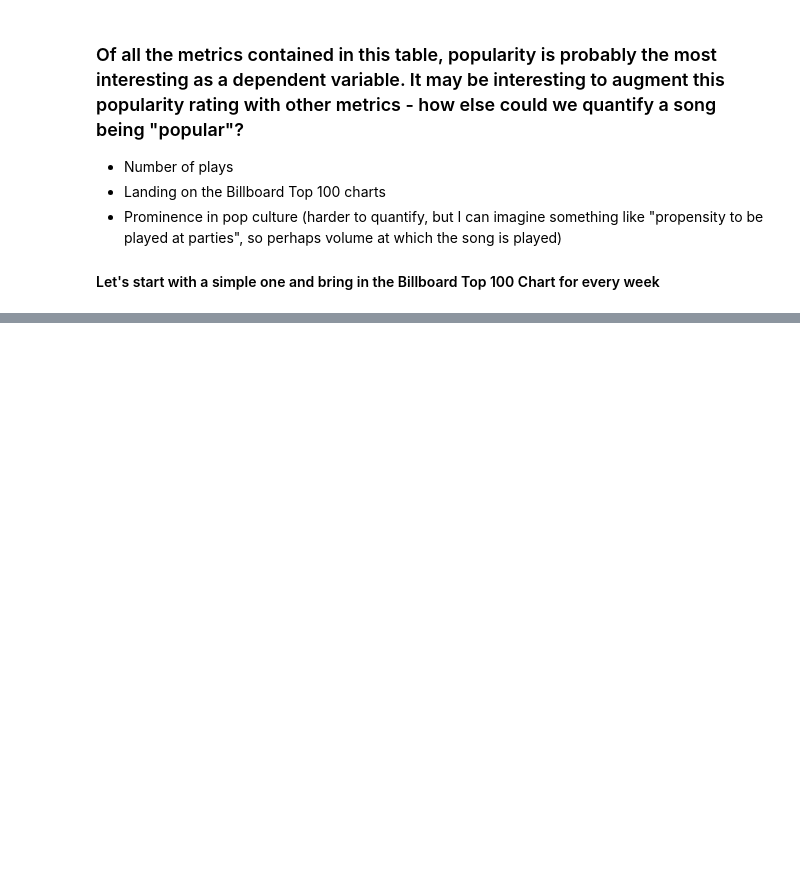
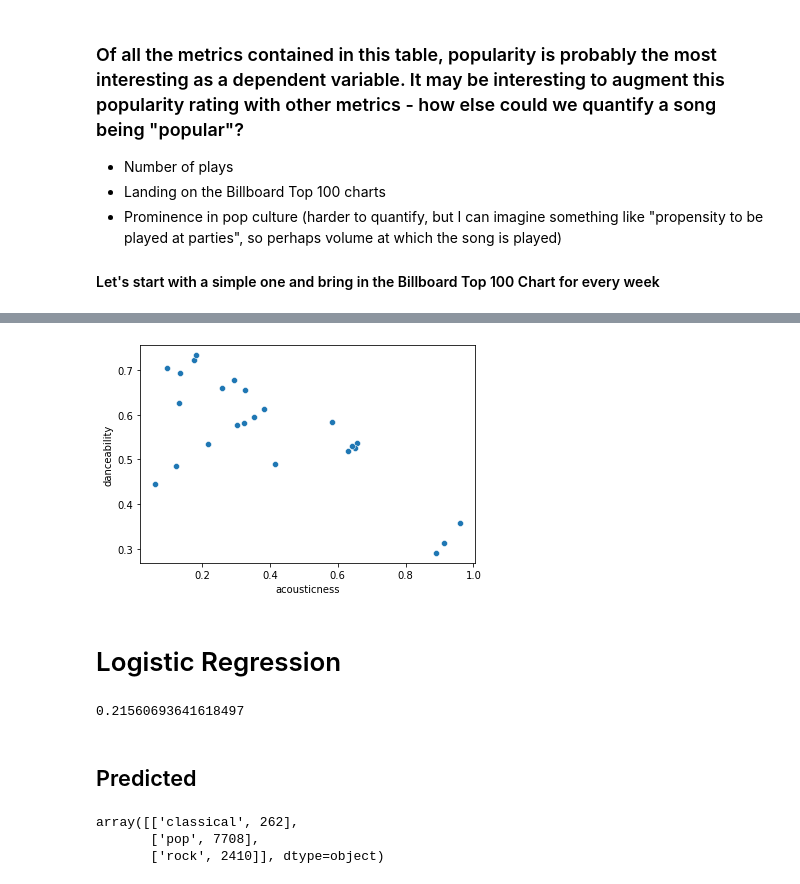
Before and after one commit to chriskeating/grammy-predictions, a Jupyter notebook: popularity.ipynb, the cells around one changed output, grey strips where cells are left out. Drawn from its saved outputs; the diff is of its cells as text; code cells hidden in the pictures; blank space fills up the shorter version.

Commit message:
Add Logistic regression

```diff
--- a/popularity.ipynb
+++ b/popularity.ipynb
@@ -91,0 +116,6 @@ soup.findAll("span", {"class_": "chart-element__information__song text--truncate
+# %%
+sns.scatterplot(x=grouped['acousticness'], y=grouped['danceability']);
+# %% [output]
+[figure, added]
+# %% [markdown]
+# Logistic Regression
@@ -91,0 +128,18 @@ soup.findAll("span", {"class_": "chart-element__information__song text--truncate
+# %%
+from sklearn.linear_model import LogisticRegression
+logreg = LogisticRegression(C=10_000)
+# logreg.fit(X_train, y_train)
+logreg.fit(X, y)
+preds = logreg.predict(X)
+logreg.score(X, y)
+# %% [output]
+0.21560693641618497
+# %% [markdown]
+## Predicted
+# %%
+(unique, counts) = np.unique(preds, return_counts=True)
+np.asarray((unique, counts)).T
+# %% [output]
+array([['classical', 262],
+       ['pop', 7708],
+       ['rock', 2410]], dtype=object)
```
Also changed, not shown: parts of 16 cells of this notebook.
